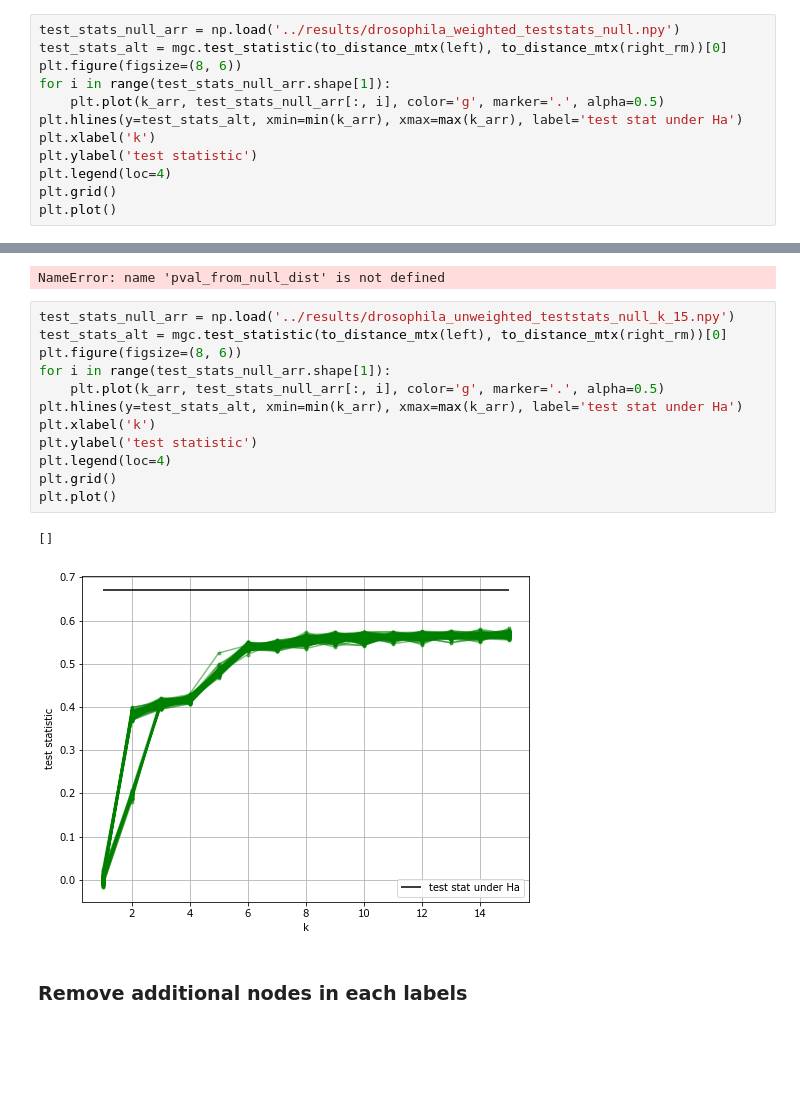
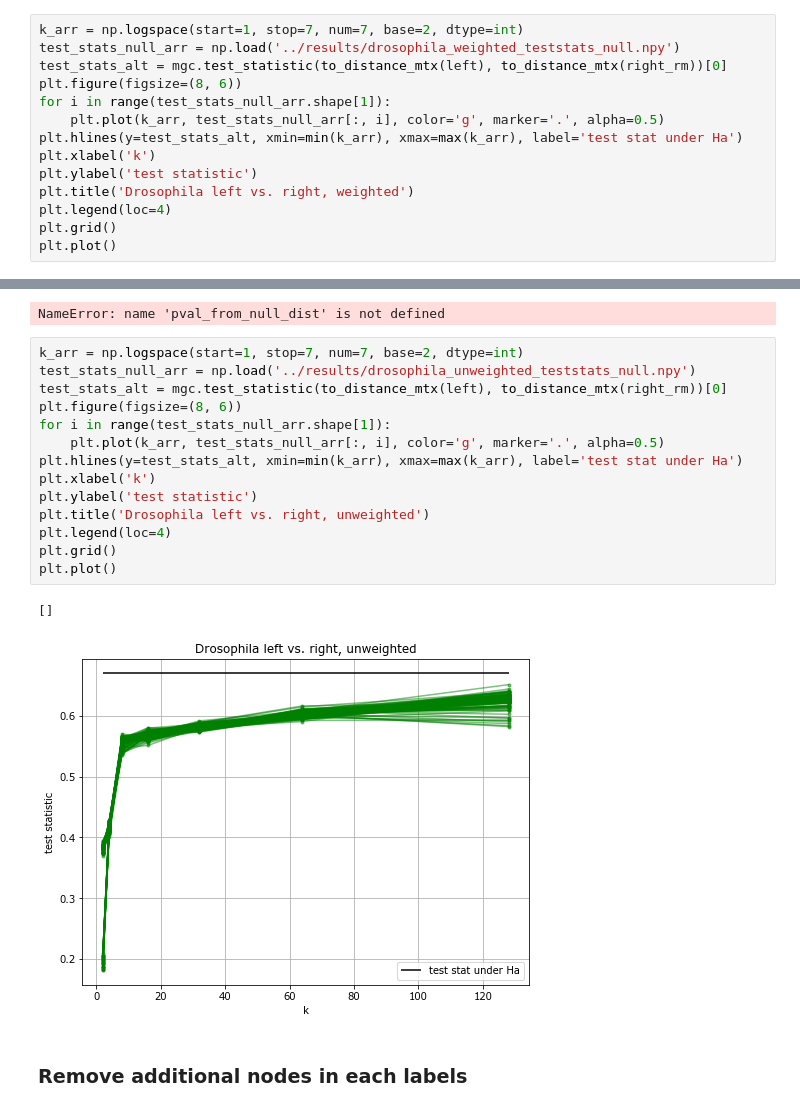
Before and after one commit to junhaobearxiong/graph_independence_test, a Jupyter notebook: notebooks/2019-04-11_real_data_drosophila.ipynb, the cells around one changed output, grey strips where cells are left out. Saved outputs shown, nothing was run; the diff lists cells and outputs as text; blank space fills up the shorter version.

```diff
--- a/notebooks/2019-04-11_real_data_drosophila.ipynb
+++ b/notebooks/2019-04-11_real_data_drosophila.ipynb
@@ -121,6 +121,7 @@ k: 32, p-value: 0.0
 k: 64, p-value: 0.0
 k: 128, p-value: 0.93
 # %%
+k_arr = np.logspace(start=1, stop=7, num=7, base=2, dtype=int)
 test_stats_null_arr = np.load('../results/drosophila_weighted_teststats_null.npy')
 test_stats_alt = mgc.test_statistic(to_distance_mtx(left), to_distance_mtx(right_rm))[0]
 plt.figure(figsize=(8, 6))
@@ -129,6 +130,7 @@ for i in range(test_stats_null_arr.shape[1]):
 plt.hlines(y=test_stats_alt, xmin=min(k_arr), xmax=max(k_arr), label='test stat under Ha')
 plt.xlabel('k')
 plt.ylabel('test statistic')
+plt.title('Drosophila left vs. right, weighted')
 plt.legend(loc=4)
 plt.grid()
 plt.plot()
@@ -222,20 +224,22 @@ for k in k_arr:
 # %% [output]
 NameError: name 'pval_from_null_dist' is not defined
 # %%
-test_stats_null_arr = np.load('../results/drosophila_unweighted_teststats_null_k_15.npy')
+k_arr = np.logspace(start=1, stop=7, num=7, base=2, dtype=int)
+test_stats_null_arr = np.load('../results/drosophila_unweighted_teststats_null.npy')
 test_stats_alt = mgc.test_statistic(to_distance_mtx(left), to_distance_mtx(right_rm))[0]
 plt.figure(figsize=(8, 6))
 for i in range(test_stats_null_arr.shape[1]):
     plt.plot(k_arr, test_stats_null_arr[:, i], color='g', marker='.', alpha=0.5)
 plt.hlines(y=test_stats_alt, xmin=min(k_arr), xmax=max(k_arr), label='test stat under Ha')
 plt.xlabel('k')
 plt.ylabel('test statistic')
+plt.title('Drosophila left vs. right, unweighted')
 plt.legend(loc=4)
 plt.grid()
 plt.plot()
 # %% [output]
 []
-[figure, old version]
+[figure, new version]
 # %% [markdown]
 ### Remove additional nodes in each labels
 # %%
```
Also changed, not shown: parts of 3 cells of this notebook, 3 other files.
